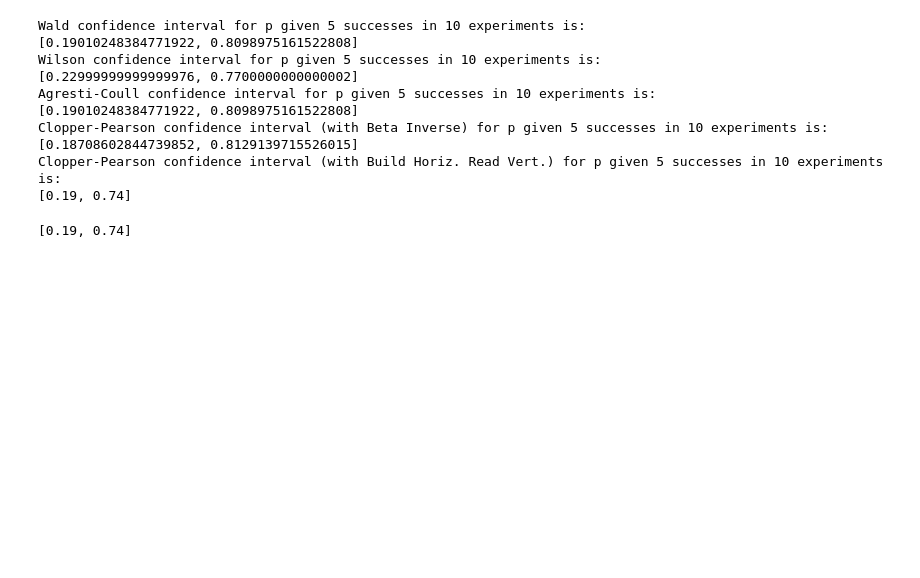
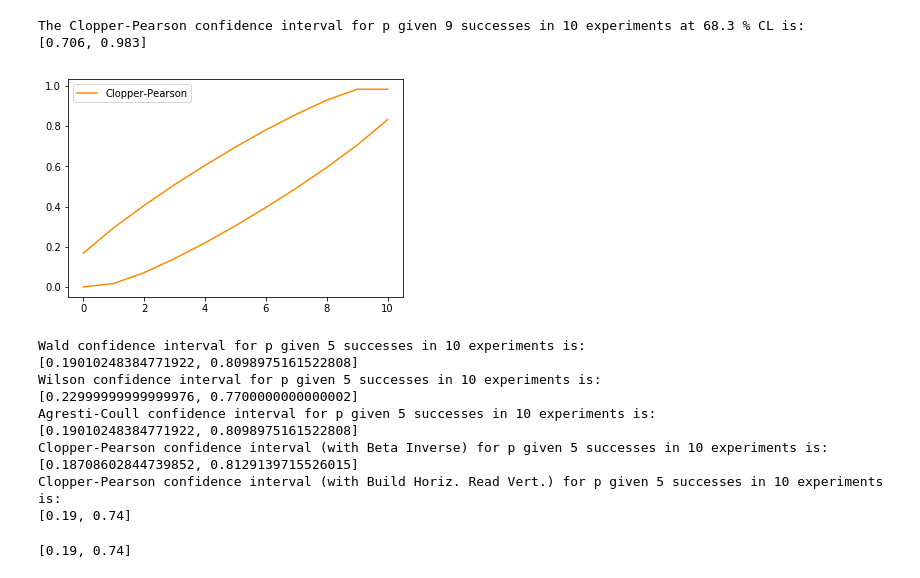
Before and after one commit to irenecortinovis/stats_coverage_binomial, a Jupyter notebook: Frequentist_coverage_study.ipynb, the cells around one changed output. Saved outputs shown, nothing was run; the diff lists cells and outputs as text; code cells hidden in the pictures; blank space fills up the shorter version.

Commit message:
Conservative CP interval + belt plot

```diff
--- a/Frequentist_coverage_study.ipynb
+++ b/Frequentist_coverage_study.ipynb
@@ -136,3 +202,9 @@ def ClopperPearson_BI(n,N,CL,verbose=False,plotting=False):
+# %%
+interval = clopperpearson_conservative(9, 10, 0.6827, output=True, nSteps=1000, plotting=True)
+# %% [output]
+The Clopper-Pearson confidence interval for p given 9 successes in 10 experiments at 68.3 % CL is:
+[0.706, 0.983]
+[figure, added]
 # %%
 N = 10
 n = 5
```
Also changed, not shown: parts of 1 cell of this notebook.
